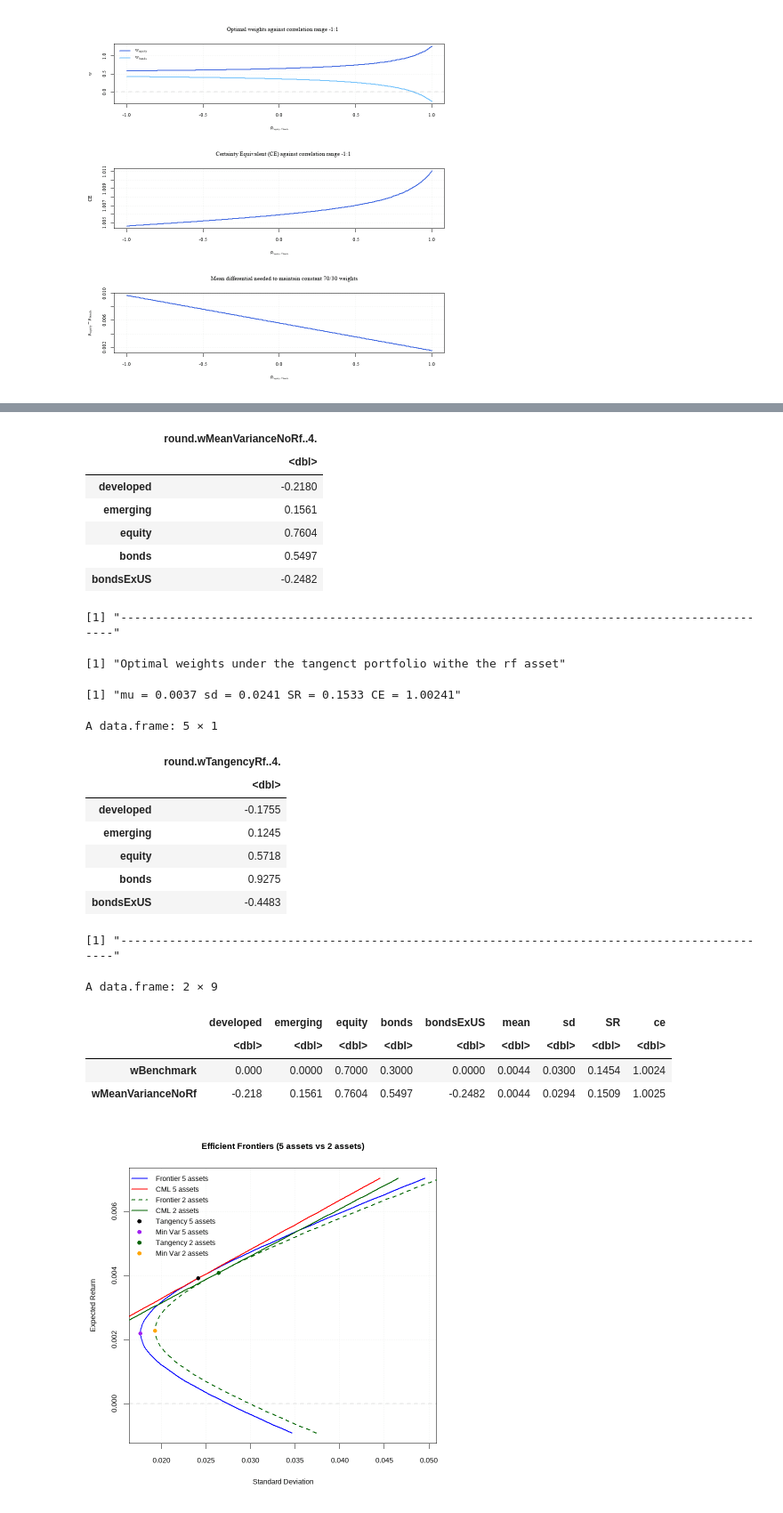
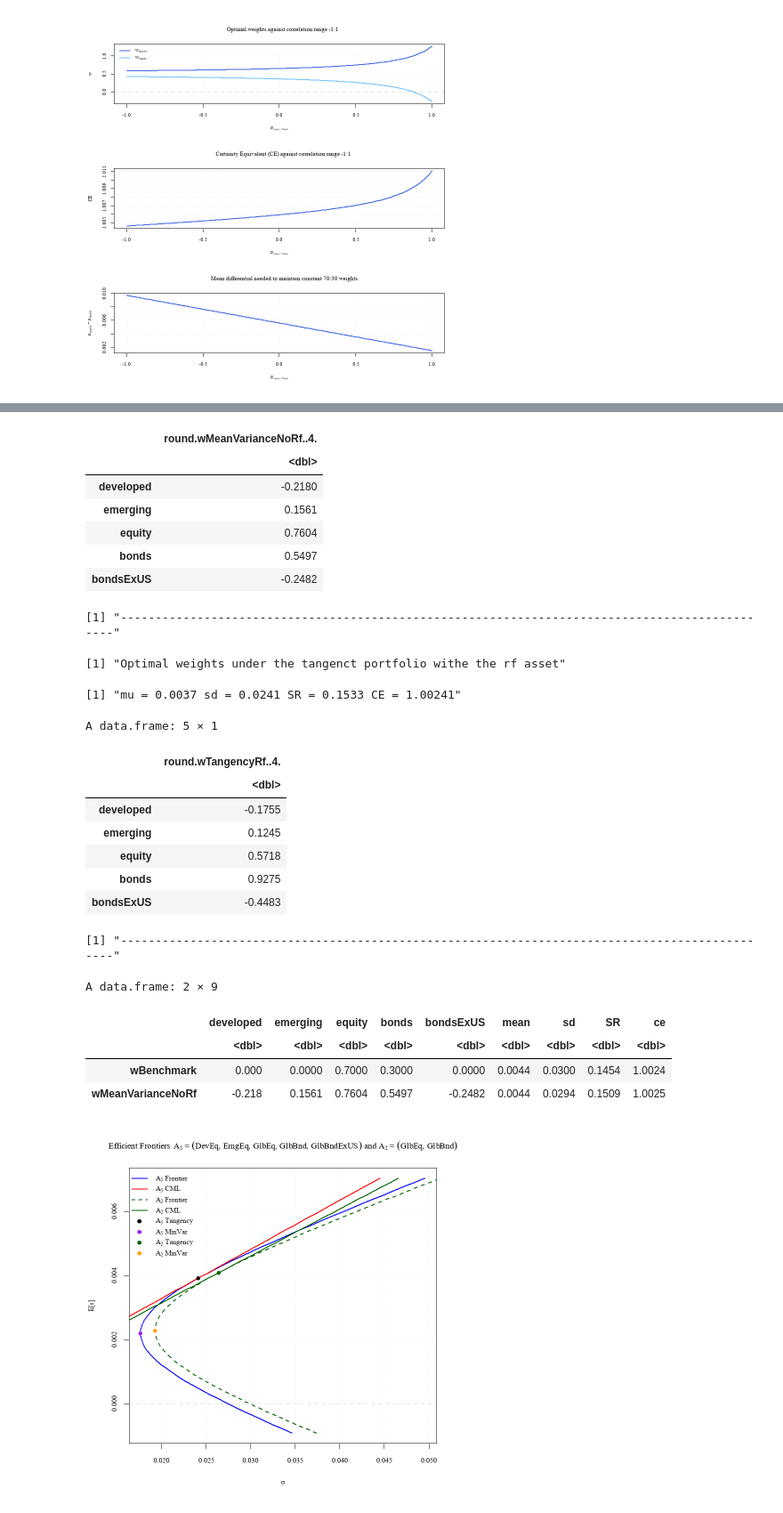
Before and after one commit to S2310053/GRA6560, a Jupyter notebook: main_code.ipynb, the cells around one changed output, grey strips where cells are left out. Shown at 89% size. Cells and saved outputs as stored; diff of their text form; code cells hidden in the pictures.

```diff
--- a/main_code.ipynb
+++ b/main_code.ipynb
@@ -122,11 +122,9 @@ paste("-------------------------------------------------------------------------
 # Two fund separation theorem
 # gamma = (mu1 - m2) / (w1*(var1 + var2 + 2*cov(1,2)) - (var2 - cov(1,2)))
 weightEquity <- 0.70
-#gamma        <- ((muRealEquity - muRealBonds) /
-#                (weightEquity * (varRealEquity + varRealBonds + 2*covarEquityBonds) -
-#                (varRealBonds - covarEquityBonds))
-#                )
-gamma <- 4.44060687
+gamma <- (muRealEquity - muRealBonds) /
+         (weightEquity*(varRealEquity + varRealBonds - 2*covarEquityBonds)
+          - (varRealBonds - covarEquityBonds))
 paste("The infered relative risk aversion of the fund (gamma) is", round(gamma, 4))
 paste("-----------------------------------------------------------------------------------------------")
 
@@ -413,7 +415,7 @@ par(mfrow = c(1,1))
 ##
 
 # Compute optimal weights under CRRA utility and lognormal returns
-dataX              <- data.frame(rExcessEquity, rExcessBonds)
+dataX              <- data.frame(equity = rExcessEquity, bonds = rExcessBonds)
 gamma              <- gamma
 mu                 <- colMeans(dataX)
 sigma              <- cov(dataX)
@@ -423,7 +425,7 @@ sdCrraLog          <- sqrt(as.numeric(wCrraLog %*% sigma %*% wCrraLog))
 sharpeRatioCrraLog <- (wCrraLog %*% mu) / (sqrt(wCrraLog %*% sigma %*% wCrraLog))
 ptsGaussHermite    <- gauss.hermite(20)
 pGaussHermite      <- ptsGaussHermite[, 2]
-rExcessPortfolio   <- as.numeric(muCrraLog + sdCrraLog * ptsGaussHermite[, 1])
+rExcessPortfolio   <- muCrraLog + sdCrraLog * ptsGaussHermite[, 1]
 rPortfolio         <- 1 + rExcessPortfolio
 ceCrraLog          <- (sum(pGaussHermite*rPortfolio^(1-gamma)))^(1/(1-gamma))
 
@@ -438,7 +440,8 @@ gamma                   <- gamma
 mu                      <- colMeans(dataX)
 sigma                   <- cov(dataX)
 wMeanVariance           <- uncMeanVar_ra(mu, sigma, gamma)
-muMeanVariance          <- wMeanVariance %*% mu
+muMeanVariance          <- as.numeric(wMeanVariance %*% mu)
+sdMeanVariance          <- sqrt(as.numeric(wMeanVariance %*% sigma %*% wMeanVariance))
 sdMeanVariance          <- sqrt(wMeanVariance %*% sigma %*% wMeanVariance)
 sharpeRatioMeanVariance <- (wMeanVariance %*% mu) / (sqrt(wMeanVariance %*% sigma %*% wMeanVariance))
 ceMeanVariance          <- 1 + muMeanVariance - 0.5*gamma*sdMeanVariance^2
@@ -463,5 +466,13 @@ ceCrraHistorical          <- (mean((1+rExcessPortfolio)^(1-gamma)))^(1/(1-gamma)
 paste("Optimal weights under CRRA utility and historical simulation")
 paste("mu =", round(muCrraHistorical, 4), "sd =", round(sdCrraHistorical, 4), "SR =", round(sharpeRatioCrraHistorical, 4), "CE =", round(ceCrraHistorical, 4))
 data.frame(round(wCrraHistorical, 5), row.names = c("equity", "bonds"))
+
+# Compare strategies
+t <- data.frame(rbind(wCrraLog, wMeanVariance, wCrraHistorical), mean = c(muCrraLog, muMeanVariance, muCrraHistorical),
+               sd = c(sdCrraLog, sdMeanVariance, sdCrraHistorical), SR = c(sharpeRatioCrraLog, sharpeRatioMeanVariance, sharpeRatioCrraHistorical),
+               ce = c(ceCrraLog, ceMeanVariance, ceCrraHistorical)
+               )
+paste("Comparison between strategies")
+round(t, 4)
 # %% [output]
 [1] "Optimal weights under CRRA utility and lognormal returns"
@@ -603,9 +610,10 @@ for(muTarget in rangeMu){
 }
 
 # Plot
+par(mfrow = c(1,1), family = "Times New Roman")
 plot(M[,2], M[,1], type="l", lwd=2, col="blue",
-     xlab="Standard Deviation", ylab="Expected Return",
-     main="Efficient Frontiers (5 assets vs 2 assets)")
+     xlab= TeX("$\\sigma$"), ylab= TeX("$\\E[r]$"),
+     main= TeX("Efficient Frontiers $A_{5}=(DevEq,EmgEq,GlbEq,GlbBnd,GlbBndExUS)$ and $A_2=(GlbEq,GlbBnd)$"))
 
 lines(M[,4], M[,3], col="red", lwd=2)
 lines(TTwo[,2], TTwo[,1], col="darkgreen", lwd=2, lty=2)
@@ -620,10 +628,10 @@ grid(col = adjustcolor("gray70", alpha.f = 0.2), lwd = 1)
 abline(h = 0, col = colAbline, lwd = 2, lty = 2)
 
 legend("topleft",
-       legend=c("Frontier 5 assets", "CML 5 assets",
-                "Frontier 2 assets", "CML 2 assets",
-                "Tangency 5 assets", "Min Var 5 assets",
-                "Tangency 2 assets", "Min Var 2 assets"),
+       legend=c(TeX("$A_{5}$ Frontier"), TeX("$A_{5}$ CML"),
+                TeX("$A_{2}$ Frontier"), TeX("$A_{2}$ CML"),
+                TeX("$A_{5}$ Tangency"), TeX("$A_{5}$ MinVar"),
+                TeX("$A_{2}$ Tangency"), TeX("$A_{2}$ MinVar")),
        col=c("blue","red","darkgreen","darkgreen","black","purple","darkgreen","orange"),
        lty=c(1,1,2,1,NA,NA,NA,NA),
        pch=c(NA,NA,NA,NA,19,19,19,19),
@@ -645,31 +653,31 @@ t <- data.frame(rbind(wBenchmark, wMeanVarianceNoRf), mean = c(muBenchmark, muMe
                )
 round(t, 4)
 # %% [output]
 [1] "Optimal weights under MV portfolio without the rf asset"
 [1] "mu = 0.0044 sd = 0.0294 SR = 0.1509 CE = 1.0025"
 A data.frame: 5 × 1
 |  | round.wMeanVarianceNoRf..4. |
 |  | <dbl> |
 | developed | -0.2180 |
 | emerging | 0.1561 |
 | equity | 0.7604 |
 | bonds | 0.5497 |
 | bondsExUS | -0.2482 |
 [1] "-----------------------------------------------------------------------------------------------"
 [1] "Optimal weights under the tangenct portfolio withe the rf asset"
 [1] "mu = 0.0037 sd = 0.0241 SR = 0.1533 CE = 1.00241"
 A data.frame: 5 × 1
 |  | round.wTangencyRf..4. |
 |  | <dbl> |
 | developed | -0.1755 |
 | emerging | 0.1245 |
 | equity | 0.5718 |
 | bonds | 0.9275 |
 | bondsExUS | -0.4483 |
 [1] "-----------------------------------------------------------------------------------------------"
 A data.frame: 2 × 9
 |  | developed | emerging | equity | bonds | bondsExUS | mean | sd | SR | ce |
 |  | <dbl> | <dbl> | <dbl> | <dbl> | <dbl> | <dbl> | <dbl> | <dbl> | <dbl> |
 | wBenchmark | 0.000 | 0.0000 | 0.7000 | 0.3000 | 0.0000 | 0.0044 | 0.0300 | 0.1454 | 1.0024 |
 | wMeanVarianceNoRf | -0.218 | 0.1561 | 0.7604 | 0.5497 | -0.2482 | 0.0044 | 0.0294 | 0.1509 | 1.0025 |
-[figure, old version]
+[figure, new version]
```
Also changed, not shown: parts of 5 cells of this notebook.
